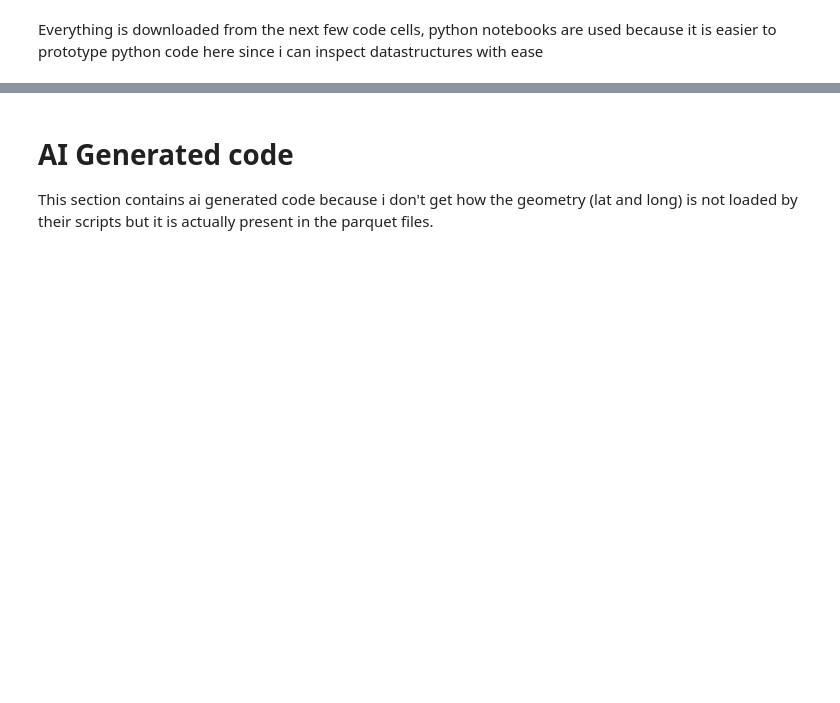
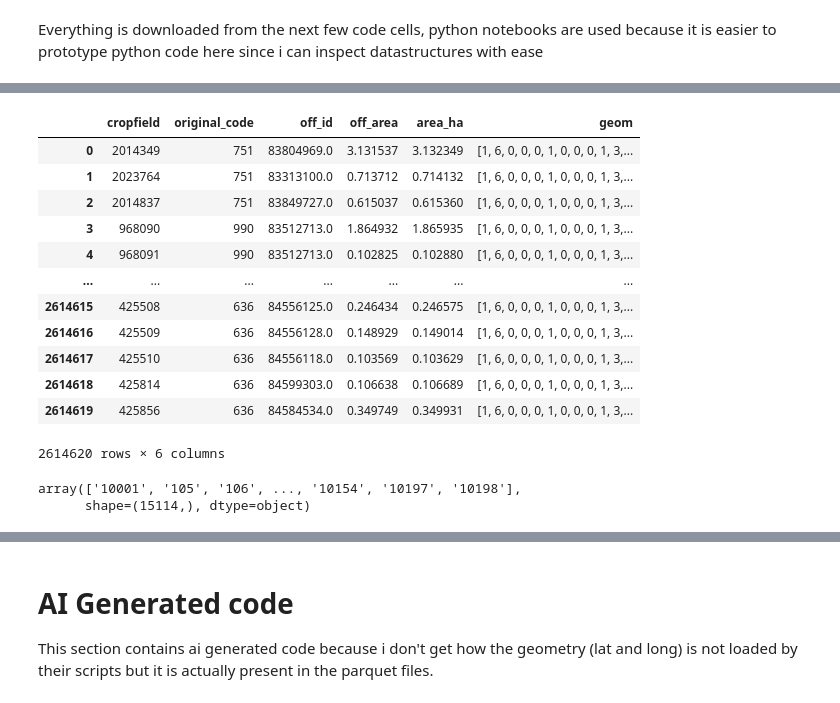
Before and after one commit to wr3nch623/RSSIA-Project, a Jupyter notebook: duckdb_dataget.ipynb, the cells around one changed output, grey strips where cells are left out. Drawn from its saved outputs; the diff is of its cells as text; code cells hidden in the pictures; blank space fills up the shorter version.

```diff
--- a/duckdb_dataget.ipynb
+++ b/duckdb_dataget.ipynb
@@ -114,0 +114,16 @@ print(tables_df)
+# %%
+at_2020
+# %% [output]
+|  | cropfield | original_code | off_id | off_area | area_ha | geom |
+| 0 | 2014349 | 751 | 83804969.0 | 3.131537 | 3.132349 | [1, 6, 0, 0, 0, 1, 0, 0, 0, 1, 3,... |
+| 1 | 2023764 | 751 | 83313100.0 | 0.713712 | 0.714132 | [1, 6, 0, 0, 0, 1, 0, 0, 0, 1, 3,... |
+| 2 | 2014837 | 751 | 83849727.0 | 0.615037 | 0.615360 | [1, 6, 0, 0, 0, 1, 0, 0, 0, 1, 3,... |
+| 3 | 968090 | 990 | 83512713.0 | 1.864932 | 1.865935 | [1, 6, 0, 0, 0, 1, 0, 0, 0, 1, 3,... |
+| 4 | 968091 | 990 | 83512713.0 | 0.102825 | 0.102880 | [1, 6, 0, 0, 0, 1, 0, 0, 0, 1, 3,... |
+| ... | ... | ... | ... | ... | ... | ... |
+| 2614615 | 425508 | 636 | 84556125.0 | 0.246434 | 0.246575 | [1, 6, 0, 0, 0, 1, 0, 0, 0, 1, 3,... |
+| 2614616 | 425509 | 636 | 84556128.0 | 0.148929 | 0.149014 | [1, 6, 0, 0, 0, 1, 0, 0, 0, 1, 3,... |
+| 2614617 | 425510 | 636 | 84556118.0 | 0.103569 | 0.103629 | [1, 6, 0, 0, 0, 1, 0, 0, 0, 1, 3,... |
+| 2614618 | 425814 | 636 | 84599303.0 | 0.106638 | 0.106689 | [1, 6, 0, 0, 0, 1, 0, 0, 0, 1, 3,... |
+| 2614619 | 425856 | 636 | 84584534.0 | 0.349749 | 0.349931 | [1, 6, 0, 0, 0, 1, 0, 0, 0, 1, 3,... |
+2614620 rows × 6 columns
@@ -114,0 +132,5 @@ print(tables_df)
+# %%
+dd['original_code'].values
+# %% [output]
+array(['10001', '105', '106', ..., '10154', '10197', '10198'],
+      shape=(15114,), dtype=object)
```
Also changed, not shown: parts of 20 cells of this notebook, 1 other file.
